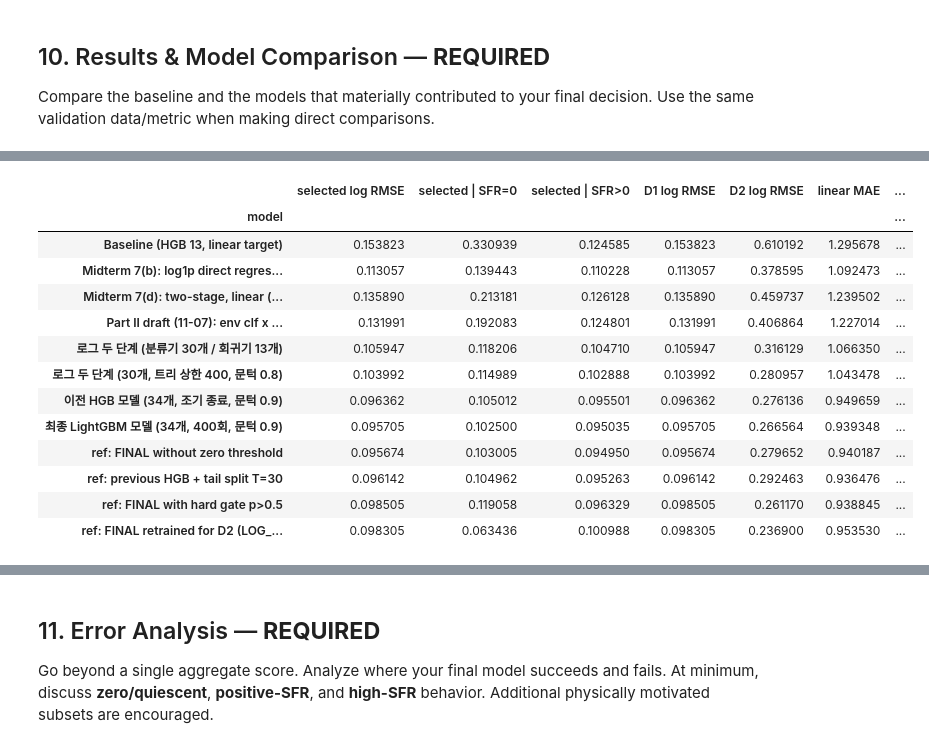
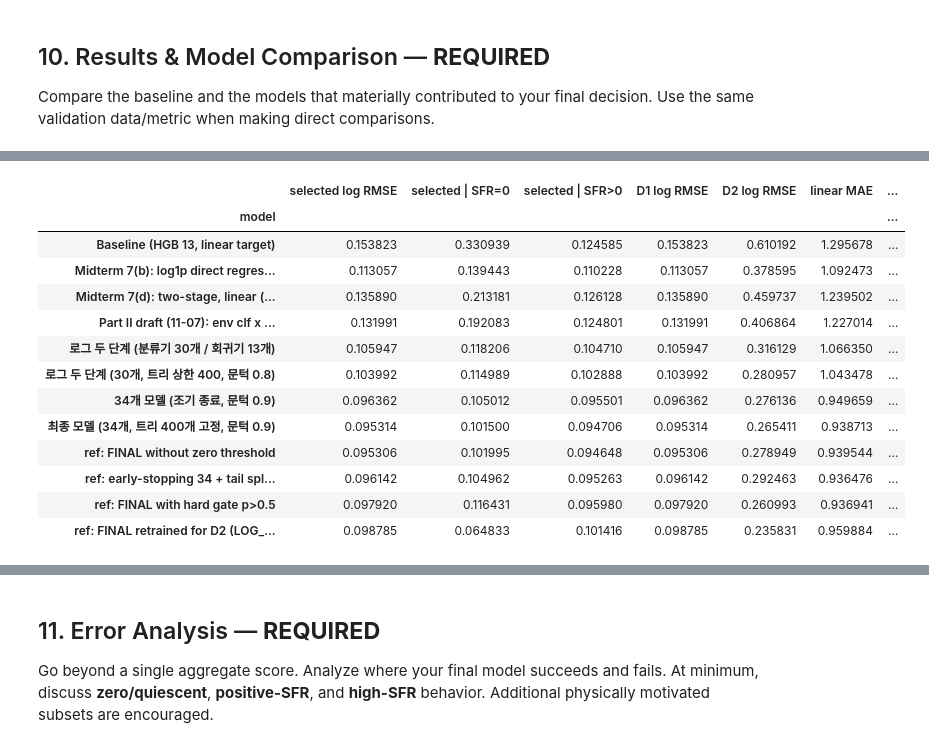
Before and after one commit to ZizonK7/sdi2026-galaxy-sfr, a Jupyter notebook: DataHub_701104_final.ipynb, the cells around one changed output, grey strips where cells are left out. Saved outputs shown, nothing was run; the diff lists cells and outputs as text; code cells hidden in the pictures.

```diff
--- a/DataHub_701104_final.ipynb
+++ b/DataHub_701104_final.ipynb
@@ -2255,8 +2257,8 @@ FINAL_HGB = {**HGB, "max_iter": 400}            # 두 단계 모두 트리 상
 LOG_EPS = 1.0
 # 0일 확률 P(SFR = 0 | x) = 1 − p가 ZERO_THRESHOLD 이상이면 SFR = 0을 그대로 낸다(그 밖은 위 기대값). 문턱은 학습 분할 안
 # 25-fold에서 '악화 판정이 아닌 가장 낮은 문턱'으로 골랐다(후보 0.5·0.7·0.8·0.9·0.95·0.99).
-# HGB에서의 0.9는 평균 +0.0000193 dex, 19/25 악화의 경계 후보다. LightGBM에서는 재선택하지 않았다.
-# HGB 30개 피처 모델에서는 0.8, HGB 34개에서는 0.9였으며 최종 LightGBM도 통제 비교의 0.9를 유지한다.
+# 0.9는 34개 피처 모델에서 평균 +0.0000193 dex, 19/25 악화의 경계 후보다.
+# 30개 피처 모델에서는 0.8, 34개 피처 모델에서는 같은 규칙으로 0.9였다.
 ZERO_THRESHOLD = 0.9
 
 
@@ -2316,32 +2318,11 @@ class TwoStageLogSFR:
         return from_log(self.predict_log(X), self.eps)
 
 
-from lightgbm import LGBMClassifier, LGBMRegressor
-
-
-class TwoStageLightGBMLogSFR(TwoStageLogSFR):
-    """동일한 로그 결합·0 문턱에 LightGBM 분류기와 양수 회귀기를 사용하는 최종 모델."""
-
-    def __init__(self, lgbm_params, clf_cols, reg_cols, eps=LOG_EPS, zero_threshold=None):
-        super().__init__(lgbm_params, clf_cols, reg_cols, eps=eps, zero_threshold=zero_threshold)
-        self.lgbm_params = dict(lgbm_params)
-
-    def fit(self, X, y):
-        y = np.asarray(y, dtype=float)
-        pos = y > 0  # 예측값이 아닌 실제 학습 타깃으로 양수 집단을 정의한다.
-        self.clf_ = LGBMClassifier(objective="binary", **self.lgbm_params).fit(X[self.clf_cols], pos.astype(int))
-        self.reg_ = LGBMRegressor(objective="regression", **self.lgbm_params).fit(
-            X.loc[pos, self.reg_cols], to_log(y[pos], self.eps))
-        return self
-
-
-FINAL_LGBM = dict(n_estimators=400, num_leaves=31, max_bin=255, learning_rate=0.08,
-                  random_state=42, n_jobs=6, verbosity=-1, deterministic=True, force_col_wise=True)
-print("실행 설정:", {"algorithm": "LightGBM", "LOG_EPS": LOG_EPS,
-                  "ZERO_THRESHOLD": ZERO_THRESHOLD, "LightGBM": FINAL_LGBM,
+print("실행 설정:", {"algorithm": "HistGradientBoosting (sklearn)", "LOG_EPS": LOG_EPS,
+                  "ZERO_THRESHOLD": ZERO_THRESHOLD, "HGB": HGB_FIXED400,
                   "classifier_features": CLF_FEATURES, "regressor_features": REG_FEATURES})
-FINAL_MODEL = TwoStageLightGBMLogSFR(FINAL_LGBM, CLF_FEATURES, REG_FEATURES,
-                                   zero_threshold=ZERO_THRESHOLD)
+# 두 단계 모두 같은 HGB 설정(트리 400개 고정, 조기 종료 없음)과 같은 34개 입력을 쓴다.
+FINAL_MODEL = TwoStageLogSFR(HGB_FIXED400, CLF_FEATURES, REG_FEATURES, zero_threshold=ZERO_THRESHOLD)
 
 _t0 = time.time()
 FINAL_MODEL.fit(X_train_env, y_train)
@@ -2483,7 +2464,7 @@ for seed in CV_SEEDS:
                  "30개 모델 + SFR > 30 꼬리 분리": mix(p150, e_tail), "30개 모델 + 분류기 상한 400": mix(p400, e30),
                  "30개 모델 + 양쪽 상한 400": mix(p400, e30_400),
                  "30개 모델 + 양쪽 상한 400 + 문턱 0.8": np.where(1 - p400 >= 0.8, _z0, mix(p400, e30_400)),
-                 "이전 HGB 모델 (34개, 문턱 0.9)": np.where(1 - p34 >= ZERO_THRESHOLD, _z0, mix(p34, e34)),
+                 "34개 모델 (조기 종료, 문턱 0.9)": np.where(1 - p34 >= ZERO_THRESHOLD, _z0, mix(p34, e34)),
                  "로그 회귀기 13개 + 양수 확률 0.5 분기": np.where(p150 > 0.5, e13, _z0)}
         # 같은 34개 모델의 출력을 바꿔 문턱 후보별 비용만 계산한다(추가 학습 없음).
         soft34 = mix(p34, e34)
@@ -2780,43 +2788,43 @@ _z_soft = _p_fin * FINAL_MODEL.predict_log_positive(X_val_env) + (1 - _p_fin) *
 val_models = {
     "Baseline (HGB 13, linear target)": baseline_pred,
     "Midterm 7(b): log1p direct regression (13)": preds["(b) log1p"],
     "Midterm 7(d): two-stage, linear (13 / 13)": preds["(d) two-stage P x E"],
     "Part II draft (11-07): env clf x linear reg (30 / 13)": _p150 * _lin13,
     "로그 두 단계 (분류기 30개 / 회귀기 13개)": TwoStageLogSFR(HGB, F30, FINAL_FEATURES).fit(X_train_env, y_train).predict(X_val_env),
     "로그 두 단계 (30개, 트리 상한 400, 문턱 0.8)": TwoStageLogSFR(FINAL_HGB, F30, F30, zero_threshold=0.8).fit(X_train_env, y_train).predict(X_val_env),
-    "이전 HGB 모델 (34개, 조기 종료, 문턱 0.9)": _PREVIOUS_HGB_PREDICTIONS,
-    "최종 LightGBM 모델 (34개, 400회, 문턱 0.9)": VAL_PREDICTIONS,
+    "34개 모델 (조기 종료, 문턱 0.9)": _PREVIOUS_HGB_PREDICTIONS,
+    "최종 모델 (34개, 트리 400개 고정, 문턱 0.9)": VAL_PREDICTIONS,
     "ref: FINAL without zero threshold": from_log(_z_soft),
-    "ref: previous HGB + tail split T=30": from_log(_p_previous_hgb * _e_tail + (1 - _p_previous_hgb) * to_log(0.0)),
+    "ref: early-stopping 34 + tail split T=30": from_log(_p_previous_hgb * _e_tail + (1 - _p_previous_hgb) * to_log(0.0)),
     "ref: FINAL with hard gate p>0.5": from_log(np.where(_p_fin > 0.5, FINAL_MODEL.predict_log_positive(X_val_env), to_log(0.0))),
-    "ref: FINAL retrained for D2 (LOG_EPS = 0.01)": TwoStageLightGBMLogSFR(FINAL_LGBM, CLF_FEATURES, REG_FEATURES, eps=0.01, zero_threshold=ZERO_THRESHOLD)
+    "ref: FINAL retrained for D2 (LOG_EPS = 0.01)": TwoStageLogSFR(HGB_FIXED400, CLF_FEATURES, REG_FEATURES, eps=0.01, zero_threshold=ZERO_THRESHOLD)
                                                      .fit(X_train_env, y_train).predict(X_val_env),
 }
 _z_selected = lambda p: to_log(np.clip(np.asarray(p, float), 0, None), LOG_EPS)
 rows = []
 for k, p in val_models.items():
     d_b, lo_b, hi_b = paired_rmse_ci(_z_selected(baseline_pred), _z_selected(p), _z_selected(y_val))
     d_d, lo_d, hi_d = paired_rmse_ci(_z_selected(val_models["Part II draft (11-07): env clf x linear reg (30 / 13)"]), _z_selected(p), _z_selected(y_val))
     rows.append({"model": k, **log_scores(p), "selected Δ vs baseline [95%]": f"{d_b:+.4f} [{lo_b:+.4f}, {hi_b:+.4f}]",
                  "selected Δ vs Part II draft [95%]": f"{d_d:+.4f} [{lo_d:+.4f}, {hi_d:+.4f}]"})
 log_table = pd.DataFrame(rows).set_index("model")
 with pd.option_context("display.max_colwidth", None, "display.max_columns", None):
     display(log_table.round(6))
 # %% [output]
 |  | selected log RMSE | selected | SFR=0 | selected | SFR>0 | D1 log RMSE | D2 log RMSE | linear MAE | ... |
 | model |  |  |  |  |  |  | ... |
 | Baseline (HGB 13, linear target) | 0.153823 | 0.330939 | 0.124585 | 0.153823 | 0.610192 | 1.295678 | ... |
 | Midterm 7(b): log1p direct regres... | 0.113057 | 0.139443 | 0.110228 | 0.113057 | 0.378595 | 1.092473 | ... |
 | Midterm 7(d): two-stage, linear (... | 0.135890 | 0.213181 | 0.126128 | 0.135890 | 0.459737 | 1.239502 | ... |
 | Part II draft (11-07): env clf x ... | 0.131991 | 0.192083 | 0.124801 | 0.131991 | 0.406864 | 1.227014 | ... |
 | 로그 두 단계 (분류기 30개 / 회귀기 13개) | 0.105947 | 0.118206 | 0.104710 | 0.105947 | 0.316129 | 1.066350 | ... |
 | 로그 두 단계 (30개, 트리 상한 400, 문턱 0.8) | 0.103992 | 0.114989 | 0.102888 | 0.103992 | 0.280957 | 1.043478 | ... |
-| 이전 HGB 모델 (34개, 조기 종료, 문턱 0.9) | 0.096362 | 0.105012 | 0.095501 | 0.096362 | 0.276136 | 0.949659 | ... |
-| 최종 LightGBM 모델 (34개, 400회, 문턱 0.9) | 0.095705 | 0.102500 | 0.095035 | 0.095705 | 0.266564 | 0.939348 | ... |
-| ref: FINAL without zero threshold | 0.095674 | 0.103005 | 0.094950 | 0.095674 | 0.279652 | 0.940187 | ... |
-| ref: previous HGB + tail split T=30 | 0.096142 | 0.104962 | 0.095263 | 0.096142 | 0.292463 | 0.936476 | ... |
-| ref: FINAL with hard gate p>0.5 | 0.098505 | 0.119058 | 0.096329 | 0.098505 | 0.261170 | 0.938845 | ... |
-| ref: FINAL retrained for D2 (LOG_... | 0.098305 | 0.063436 | 0.100988 | 0.098305 | 0.236900 | 0.953530 | ... |
+| 34개 모델 (조기 종료, 문턱 0.9) | 0.096362 | 0.105012 | 0.095501 | 0.096362 | 0.276136 | 0.949659 | ... |
+| 최종 모델 (34개, 트리 400개 고정, 문턱 0.9) | 0.095314 | 0.101500 | 0.094706 | 0.095314 | 0.265411 | 0.938713 | ... |
+| ref: FINAL without zero threshold | 0.095306 | 0.101995 | 0.094648 | 0.095306 | 0.278949 | 0.939544 | ... |
+| ref: early-stopping 34 + tail spl... | 0.096142 | 0.104962 | 0.095263 | 0.096142 | 0.292463 | 0.936476 | ... |
+| ref: FINAL with hard gate p>0.5 | 0.097920 | 0.116431 | 0.095980 | 0.097920 | 0.260993 | 0.936941 | ... |
+| ref: FINAL retrained for D2 (LOG_... | 0.098785 | 0.064833 | 0.101416 | 0.098785 | 0.235831 | 0.959884 | ... |
 # %% [markdown]
 ### 10.1 Required Comparison Table — **STUDENT RESPONSE**
 
```
Also changed, not shown: parts of 38 cells of this notebook, 1 other file.
